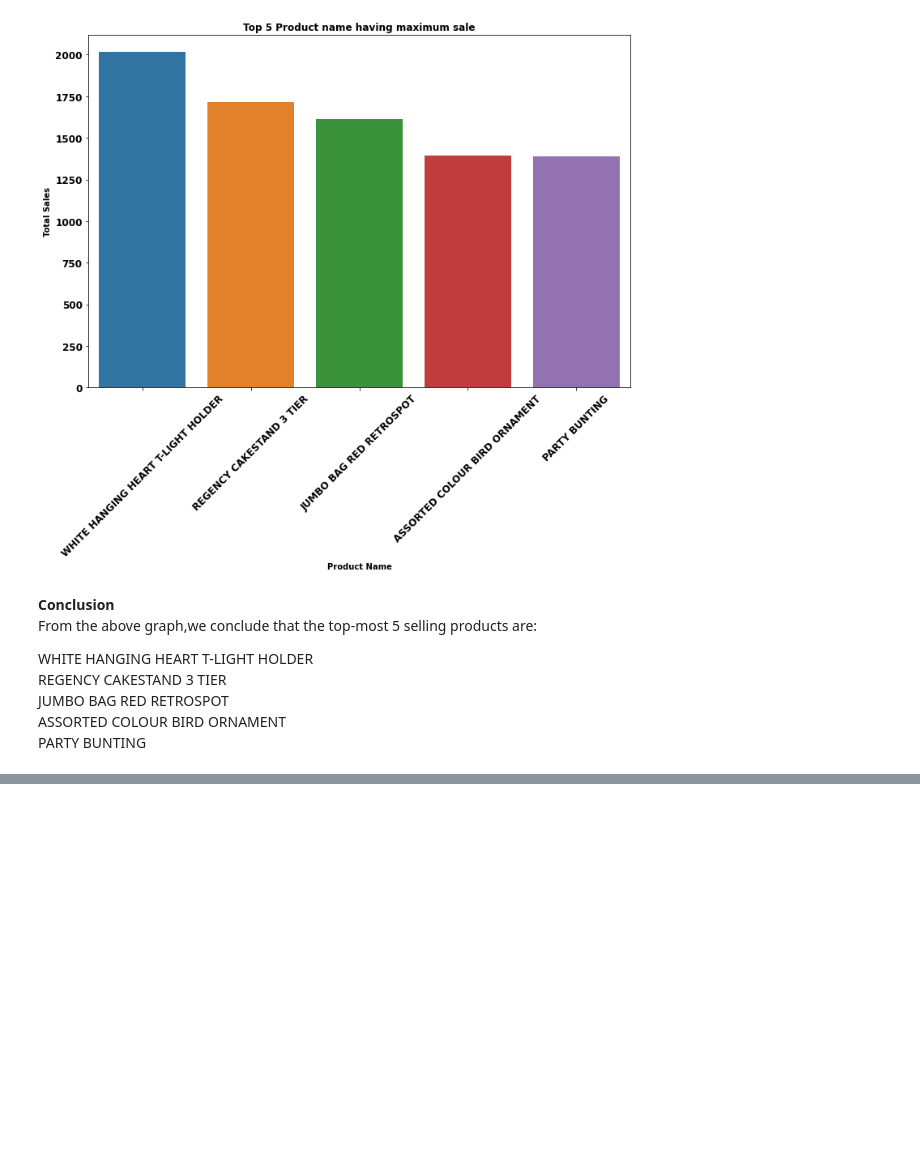
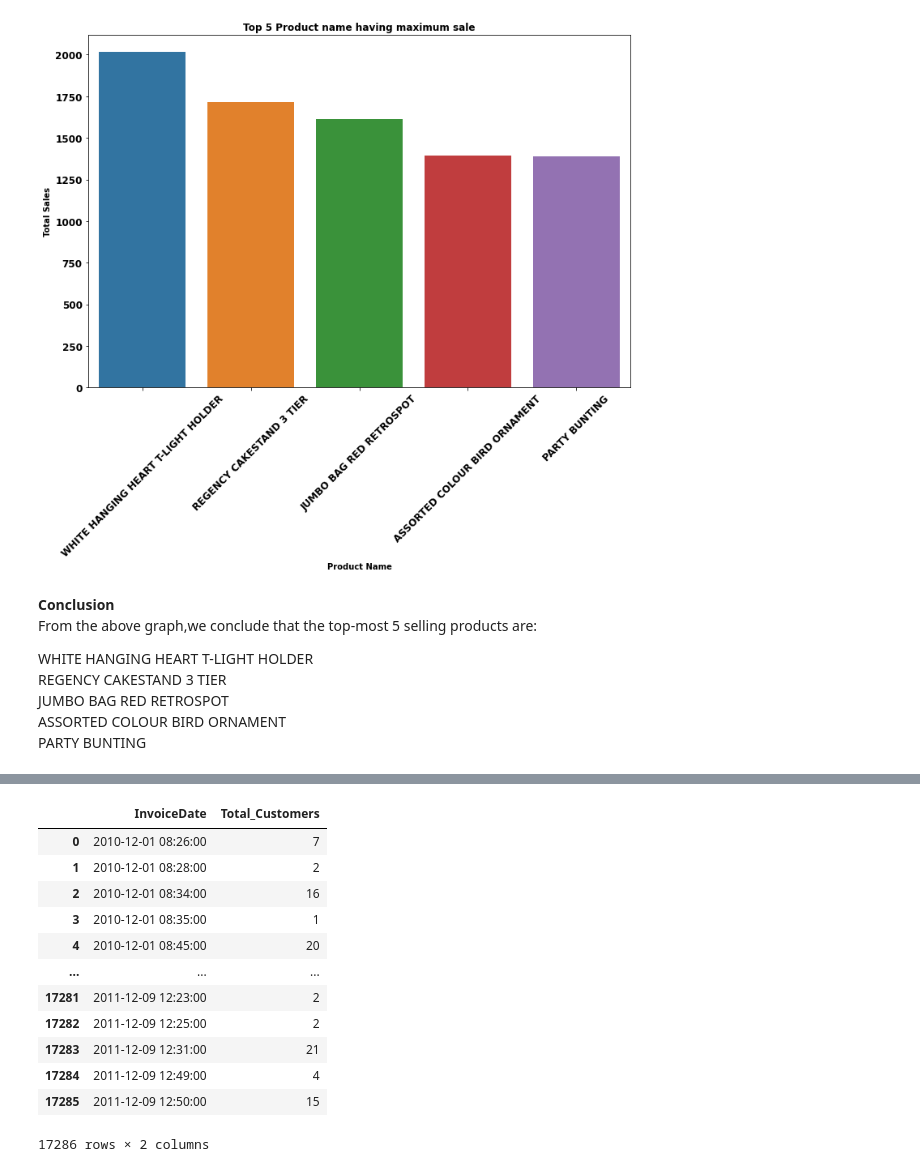
Before and after one commit to Shashankshekharpandey/Online-retail-customer-segmentation, a Jupyter notebook: Online_retail_customer_Segmentation.ipynb, the cells around one changed output, grey strips where cells are left out. Cells and saved outputs as stored; diff of their text form; code cells hidden in the pictures; blank space fills up the shorter version.

```diff
--- a/Online_retail_customer_Segmentation.ipynb
+++ b/Online_retail_customer_Segmentation.ipynb
@@ -240,0 +270,18 @@ PARTY BUNTING<br>
+# %%
+# customer distribution in 1 year time period
+customer_distribution = customer_seg_df.groupby('InvoiceDate')['CustomerID'].count().reset_index(name="Total_Customers")
+customer_distribution
+# %% [output]
+|  | InvoiceDate | Total_Customers |
+| 0 | 2010-12-01 08:26:00 | 7 |
+| 1 | 2010-12-01 08:28:00 | 2 |
+| 2 | 2010-12-01 08:34:00 | 16 |
+| 3 | 2010-12-01 08:35:00 | 1 |
+| 4 | 2010-12-01 08:45:00 | 20 |
+| ... | ... | ... |
+| 17281 | 2011-12-09 12:23:00 | 2 |
+| 17282 | 2011-12-09 12:25:00 | 2 |
+| 17283 | 2011-12-09 12:31:00 | 21 |
+| 17284 | 2011-12-09 12:49:00 | 4 |
+| 17285 | 2011-12-09 12:50:00 | 15 |
+17286 rows × 2 columns
```
Also changed, not shown: parts of 4 cells of this notebook.
